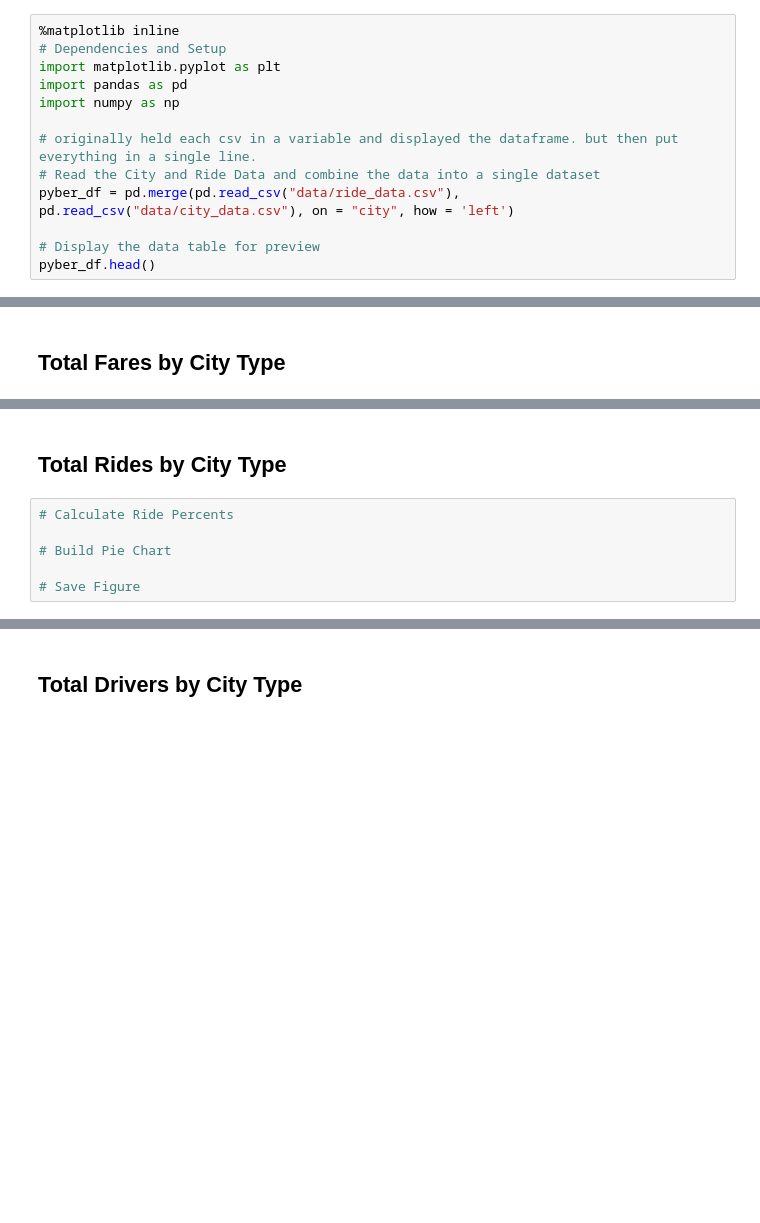
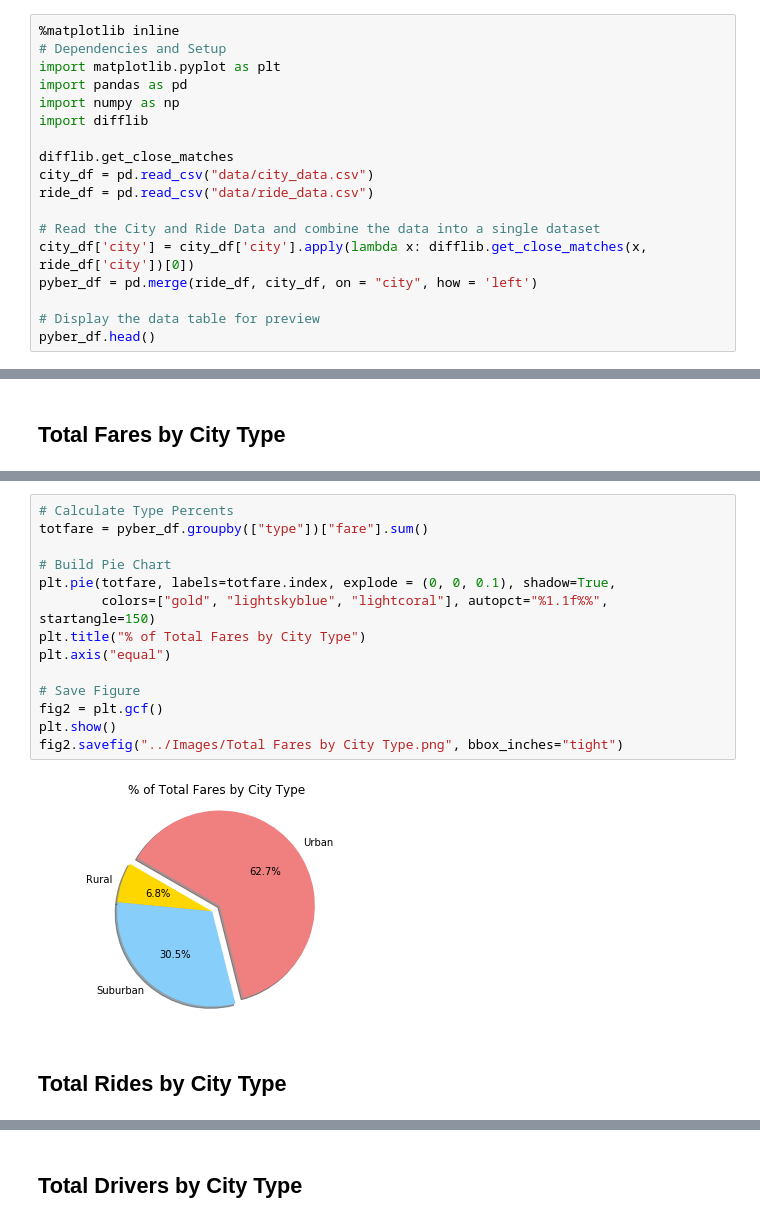
Before and after one commit to mbhimasani/GT-Bootcamp-HW, a Jupyter notebook: Matplotlib/Pyber/pyber_starter.ipynb, the cells around one changed output, grey strips where cells are left out. Drawn from its saved outputs; the diff is of its cells as text; blank space fills up the shorter version.

```diff
--- a/Matplotlib/Pyber/pyber_starter.ipynb
+++ b/Matplotlib/Pyber/pyber_starter.ipynb
@@ -4,10 +4,15 @@
 import matplotlib.pyplot as plt
 import pandas as pd
 import numpy as np
+import difflib
 
-# originally held each csv in a variable and displayed the dataframe. but then put everything in a single line.
+difflib.get_close_matches
+city_df = pd.read_csv("data/city_data.csv")
+ride_df = pd.read_csv("data/ride_data.csv")
+
 # Read the City and Ride Data and combine the data into a single dataset
-pyber_df = pd.merge(pd.read_csv("data/ride_data.csv"), pd.read_csv("data/city_data.csv"), on = "city", how = 'left')
+city_df['city'] = city_df['city'].apply(lambda x: difflib.get_close_matches(x, ride_df['city'])[0])
+pyber_df = pd.merge(ride_df, city_df, on = "city", how = 'left')
 
 # Display the data table for preview
 pyber_df.head()
@@ -53,8 +84,18 @@ plt.show()
+# %%
+# Calculate Type Percents
+totfare = pyber_df.groupby(["type"])["fare"].sum()
+
+# Build Pie Chart
+plt.pie(totfare, labels=totfare.index, explode = (0, 0, 0.1), shadow=True,
+        colors=["gold", "lightskyblue", "lightcoral"], autopct="%1.1f%%", startangle=150)
+plt.title("% of Total Fares by City Type")
+plt.axis("equal")
+
+# Save Figure
+fig2 = plt.gcf()
+plt.show()
+fig2.savefig("../Images/Total Fares by City Type.png", bbox_inches="tight")
+# %% [output]
+[figure, added]
 # %% [markdown]
 ## Total Rides by City Type
-# %%
-# Calculate Ride Percents
-
-# Build Pie Chart
-
-# Save Figure
```
Also changed, not shown: parts of 12 cells of this notebook, 6 other files.
